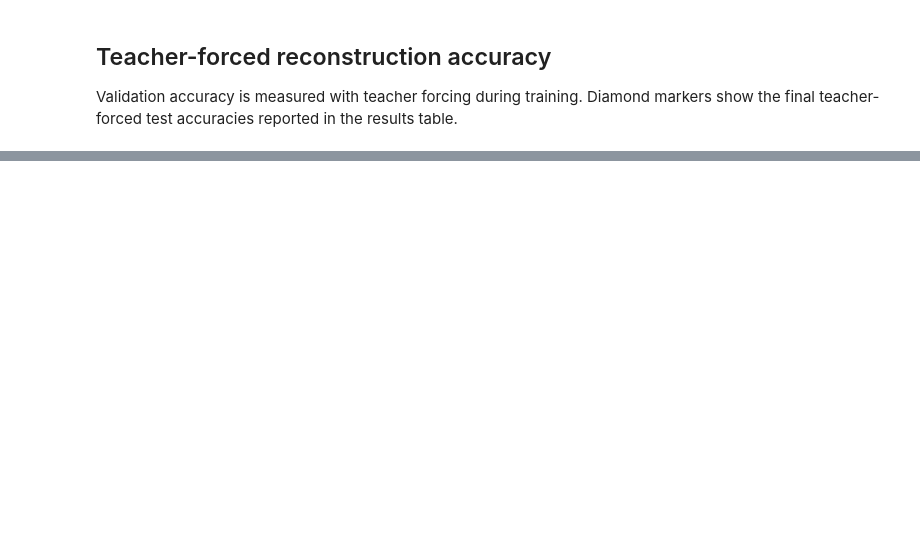
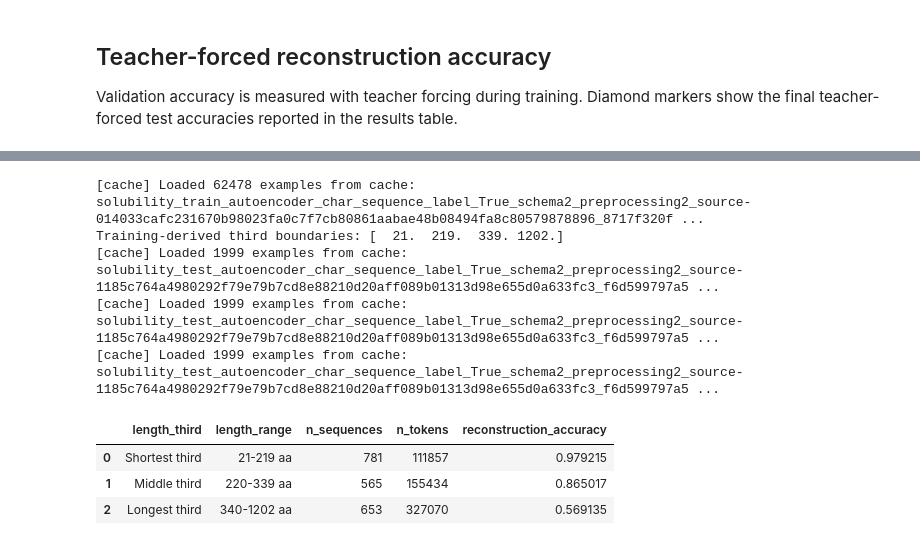
Before and after one commit to Jschechter18/protein-sequence-augmentation, a Jupyter notebook: Code/notebooks/paper_plots.ipynb, the cells around one changed output, grey strips where cells are left out. Saved outputs shown, nothing was run; the diff lists cells and outputs as text; code cells hidden in the pictures; blank space fills up the shorter version.

```diff
--- a/Code/notebooks/paper_plots.ipynb
+++ b/Code/notebooks/paper_plots.ipynb
@@ -182,8 +207,8 @@ third_boundaries = compute_train_length_boundaries(train_loader.dataset, num_bin
 print("Training-derived third boundaries:", third_boundaries)
 
 third_labels = ["Shortest third", "Middle third", "Longest third"]
-v5_bin_rows = []
-v5_model = models["Baseline GRU"]
+v27_bin_rows = []
+v27_model = models["Final AE"]
 
 for bin_number, bin_label in enumerate(third_labels, start=1):
     test_bin_loader = create_dataloader(
@@ -194,37 +219,47 @@ for bin_number, bin_label in enumerate(third_labels, start=1):
         length_boundaries=third_boundaries,
         cumulative=False,
         **loader_options,
     )
     correct_tokens = 0
     evaluated_tokens = 0
 
     with torch.no_grad():
         for batch in test_bin_loader:
             inputs = batch["input_ids"].to(device)
             lengths = batch["length"].to(device)
             targets = batch["target_ids"].to(device)[:, 1:]
-            logits = v5_model(
+            logits = v27_model(
                 inputs, decoder_input_ids=inputs[:, :-1], lengths=lengths
             )
             predictions = logits.argmax(dim=-1)
             non_padding = targets != PAD_IDX
             correct_tokens += int((predictions[non_padding] == targets[non_padding]).sum())
             evaluated_tokens += int(non_padding.sum())
 
     lower, upper = third_boundaries[bin_number - 1:bin_number + 1]
-    v5_bin_rows.append({
+    v27_bin_rows.append({
         "length_third": bin_label,
         "length_range": (
             f"{int(np.ceil(lower)) if bin_number == 1 else int(np.floor(lower)) + 1}"
             f"-{int(np.floor(upper))} aa"
         ),
         "n_sequences": len(test_bin_loader.dataset),
         "n_tokens": evaluated_tokens,
         "reconstruction_accuracy": correct_tokens / evaluated_tokens,
     })
 
-v5_thirds = pd.DataFrame(v5_bin_rows)
-display(v5_thirds)
+v27_thirds = pd.DataFrame(v27_bin_rows)
+display(v27_thirds)
+# %% [output]
+[cache] Loaded 62478 examples from cache: solubility_train_autoencoder_char_sequence_label_True_schema2_preprocessing2_source-014033cafc231670b98023fa0c7f7cb80861aabae48b08494fa8c80579878896_8717f320f ...
+Training-derived third boundaries: [  21.  219.  339. 1202.]
+[cache] Loaded 1999 examples from cache: solubility_test_autoencoder_char_sequence_label_True_schema2_preprocessing2_source-1185c764a4980292f79e79b7cd8e88210d20aff089b01313d98e655d0a633fc3_f6d599797a5 ...
+[cache] Loaded 1999 examples from cache: solubility_test_autoencoder_char_sequence_label_True_schema2_preprocessing2_source-1185c764a4980292f79e79b7cd8e88210d20aff089b01313d98e655d0a633fc3_f6d599797a5 ...
+[cache] Loaded 1999 examples from cache: solubility_test_autoencoder_char_sequence_label_True_schema2_preprocessing2_source-1185c764a4980292f79e79b7cd8e88210d20aff089b01313d98e655d0a633fc3_f6d599797a5 ...
+|  | length_third | length_range | n_sequences | n_tokens | reconstruction_accuracy |
+| 0 | Shortest third | 21-219 aa | 781 | 111857 | 0.979215 |
+| 1 | Middle third | 220-339 aa | 565 | 155434 | 0.865017 |
+| 2 | Longest third | 340-1202 aa | 653 | 327070 | 0.569135 |
 # %%
 fig, ax = plt.subplots(figsize=(7.25, 4.75))
 bars = ax.bar(
```
Also changed, not shown: parts of 6 cells of this notebook, 2 other files.
